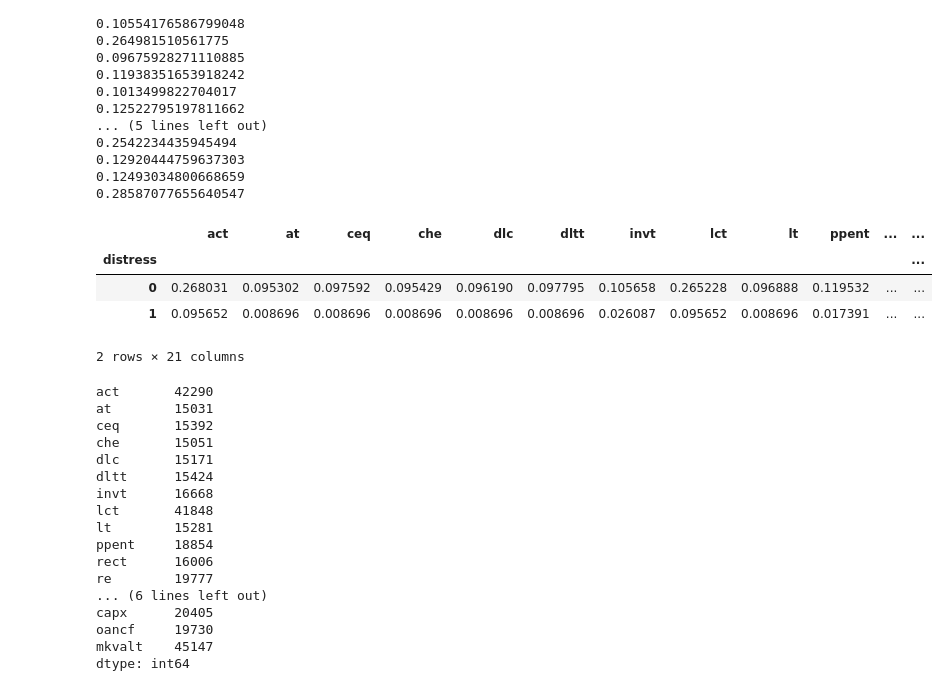
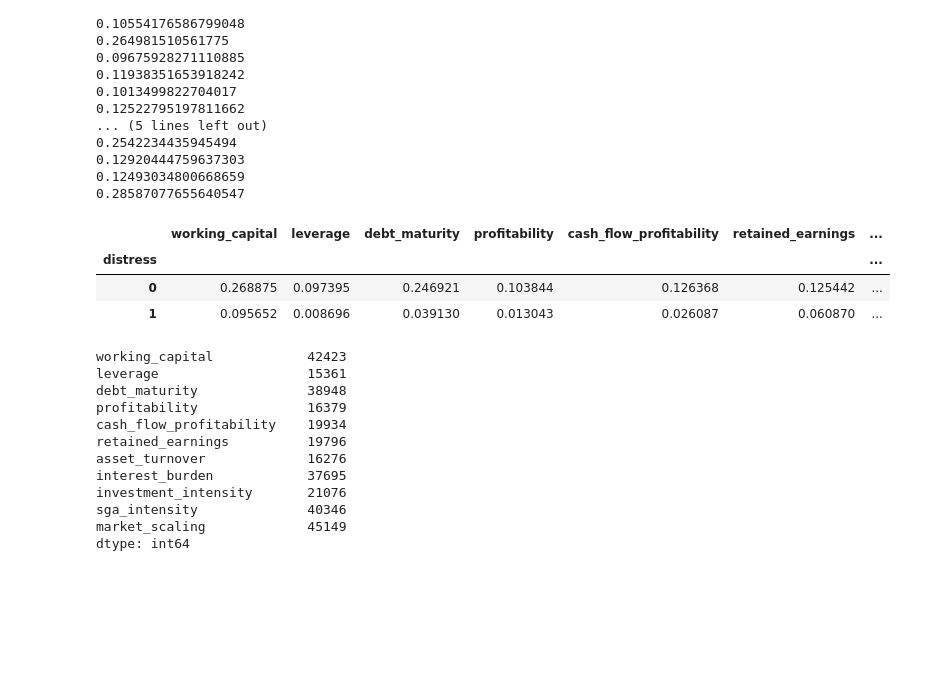
Before and after one commit to ThanaNassr/corporate-bankruptcy-prediction, a Jupyter notebook: analysis.ipynb, the cells around one changed output. Cells and saved outputs as stored; diff of their text form; code cells hidden in the pictures; blank space fills up the shorter version.

```diff
--- a/analysis.ipynb
+++ b/analysis.ipynb
@@ -143,6 +141,28 @@ final = final[final["indfmt"] == "INDL"] #limiting to industrial format firms, w
 final = final[final["curcd"] == "USD"] #limiting to firms that report in USD, so that we can compare financial data across firms without having to worry about currency conversion.
 # we keep both I and A values for the costat column, since we want to include both active and inactive firms in the analysis.
 
+
+#Creating the ratios to avoid multicollinearity issues
+final["working_capital"]= (final["act"] - final["lct"])/final["at"]
+final["leverage"]= final["lt"]/final["at"]
+final["debt_maturity"] = (final["dlc"]/(final["dlc"]+final["dltt"]))
+final["profitability"] = final["ebit"]/final["at"]
+final["cash_flow_profitability"] = final["oancf"]/final["at"]
+final["retained_earnings"] = final["re"]/final["at"]
+final["asset_turnover"] = final["sale"]/final["at"]
+final["interest_burden"] = final["xint"]/final["at"]
+final["investment_intensity"] = final["capx"]/final["at"]
+final["sga_intensity"] = final["xsga"]/final["sale"]
+final["market_scaling"] = final["mkvalt"]/final["at"]
+
+'''
+Optional - will add only if they improve validation , otherwise kept them commented out
+final["cash_holdings"] = final["che"]/final["at"]
+final["asset_tangibility"] = final["ppent"]/final["at"]
+final["receivables_intensity"] = final["rect"]/final["sale"]
+final["inventory_intensity"] = final["invt"]/final["sale"]
+'''
+
 print(final.columns.tolist())
 # %% [output]
 ['costat', 'curcd', 'datafmt', 'indfmt', 'consol', 'tic', 'datadate', 'gvkey', 'conm', 'cik', 'fyr', 'fic', 'loc', 'sic', 'act', 'at', 'ceq', 'che', 'dlc', 'dltt', 'invt', 'lct', 'lt', 'ppent', 're',  ...
@@ -188,38 +208,48 @@ print(final["mkvalt"].isna().sum()/len(final))
 0.12493034800668659
 0.28587077655640547
 # %%
+'''
 features = ["act", "at", "ceq", "che", "dlc", "dltt", "invt", "lct", "lt",
             "ppent", "rect", "re", "ebit", "seq", "ni", "sale", "xint",
             "xsga", "capx", "oancf", "mkvalt"]
 #Main accounting variables.
+'''
+features = [
+ "working_capital",
+ "leverage",
+ "debt_maturity",
+ "profitability",
+ "cash_flow_profitability",
+ "retained_earnings",
+ "asset_turnover",
+ "interest_burden",
+ "investment_intensity",
+ "sga_intensity",
+ "market_scaling"
+]
+
 
 final.groupby("distress")[features].apply(lambda x: x.isna().mean())
 #Some checks to see how many missing values there are in the features columns, grouped by distress.
 #final.groupby("distress")[features].apply(lambda x: x.isna().mean().max())
 #print(final["distress"].value_counts())
 # %% [output]
-|  | act | at | ceq | che | dlc | dltt | invt | lct | lt | ppent | ... | ... |
-| distress |  |  |  |  |  |  |  |  |  |  |  | ... |
-| 0 | 0.268031 | 0.095302 | 0.097592 | 0.095429 | 0.096190 | 0.097795 | 0.105658 | 0.265228 | 0.096888 | 0.119532 | ... | ... |
-| 1 | 0.095652 | 0.008696 | 0.008696 | 0.008696 | 0.008696 | 0.008696 | 0.026087 | 0.095652 | 0.008696 | 0.017391 | ... | ... |
+|  | working_capital | leverage | debt_maturity | profitability | cash_flow_profitability | retained_earnings | ... |
+| distress |  |  |  |  |  |  | ... |
+| 0 | 0.268875 | 0.097395 | 0.246921 | 0.103844 | 0.126368 | 0.125442 | ... |
+| 1 | 0.095652 | 0.008696 | 0.039130 | 0.013043 | 0.026087 | 0.060870 | ... |
-2 rows × 21 columns
 # %%
 final[features].isna().sum()
 # %% [output]
-act       42290
-at        15031
-ceq       15392
-che       15051
-dlc       15171
-dltt      15424
-invt      16668
-lct       41848
-lt        15281
-ppent     18854
-rect      16006
-re        19777
-... (6 lines left out)
-capx      20405
-oancf     19730
-mkvalt    45147
+working_capital            42423
+leverage                   15361
+debt_maturity              38948
+profitability              16379
+cash_flow_profitability    19934
+retained_earnings          19796
+asset_turnover             16276
+interest_burden            37695
+investment_intensity       21076
+sga_intensity              40346
+market_scaling             45149
 dtype: int64
```
Also changed, not shown: parts of 11 cells of this notebook.
